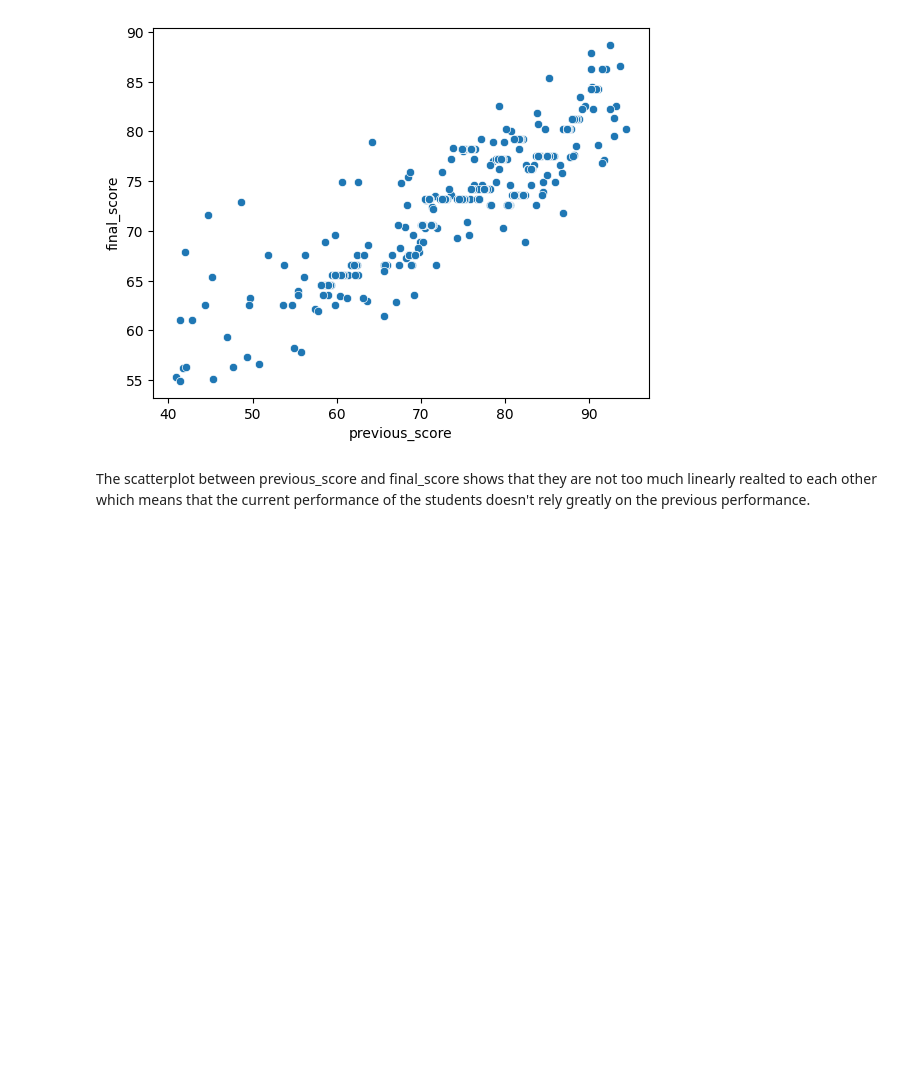
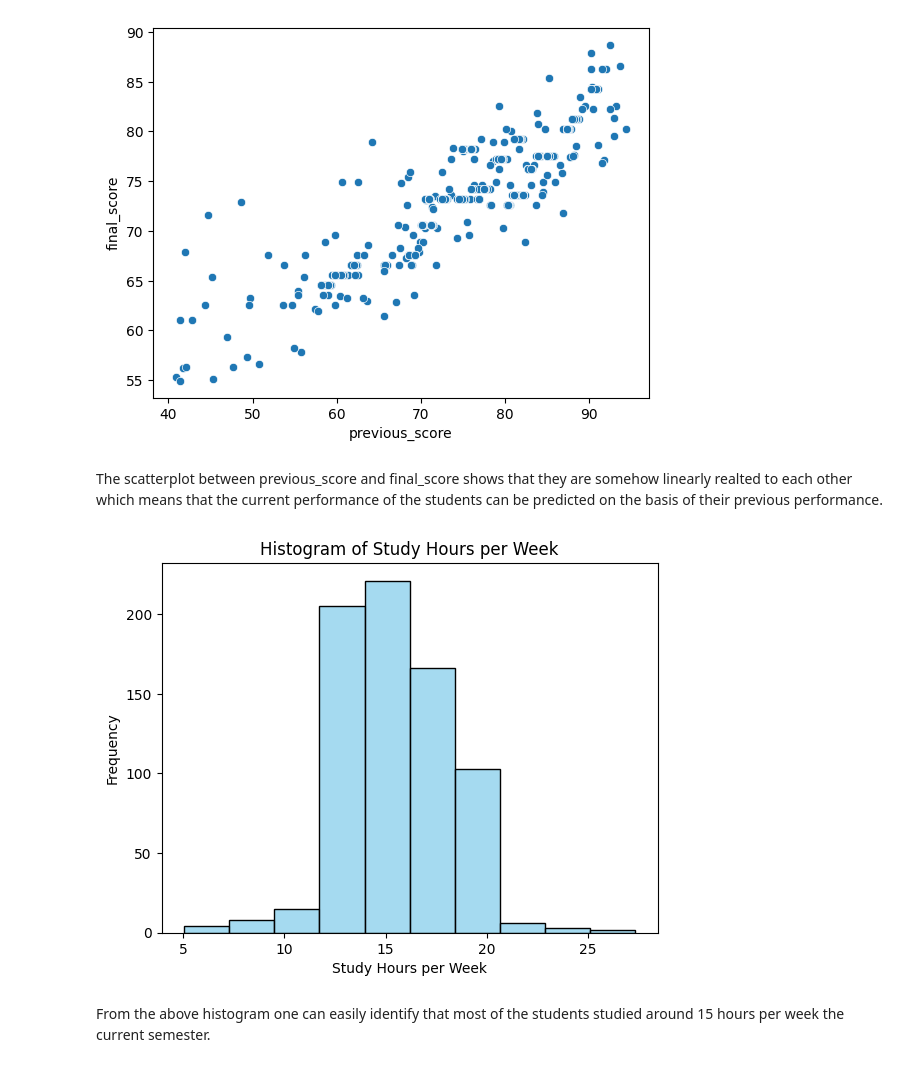
Before and after one commit to bishal-777/Student-Performance-Predictor, a Jupyter notebook: model.ipynb, the cells around one changed output. Saved outputs shown, nothing was run; the diff lists cells and outputs as text; code cells hidden in the pictures; blank space fills up the shorter version.

```diff
--- a/model.ipynb
+++ b/model.ipynb
@@ -99,7 +135,17 @@ sns.scatterplot(x="previous_score",y="final_score",data=student)
 <Axes: xlabel='previous_score', ylabel='final_score'>
 [figure]
 # %% [markdown]
-The scatterplot between previous_score and final_score shows that they are not too much linearly realted to each other which means that the current performance of the students doesn't rely greatly on the previous performance.
+The scatterplot between previous_score and final_score shows that they are somehow linearly realted to each other which means that the current performance of the students can be predicted on the basis of their previous performance.
+# %%
+sns.histplot(data=df, x='study_hours/week', bins=10, color='skyblue', edgecolor='black')
+plt.title('Histogram of Study Hours per Week')
+plt.xlabel('Study Hours per Week')
+plt.ylabel('Frequency')
+plt.show()
+# %% [output]
+[figure, added]
+# %% [markdown]
+From the above histogram one can easily identify that most of the students studied around 15 hours per week the current semester.
 # %%
 corr_mat = student.corr()
 sns.heatmap(corr_mat,annot=True)
```
Also changed, not shown: parts of 10 cells of this notebook.
